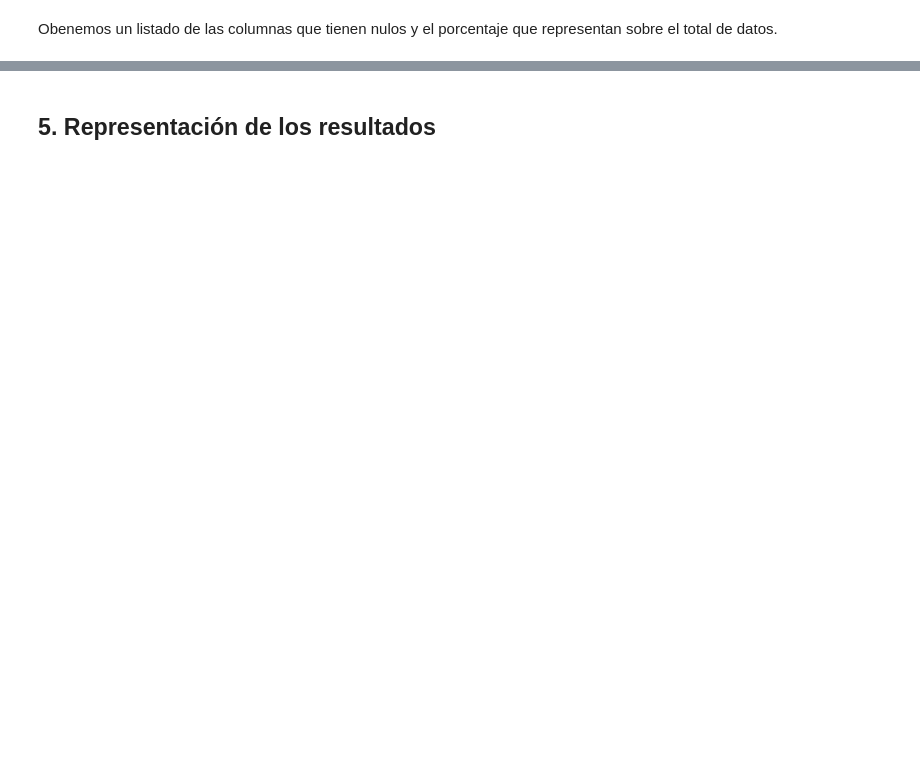
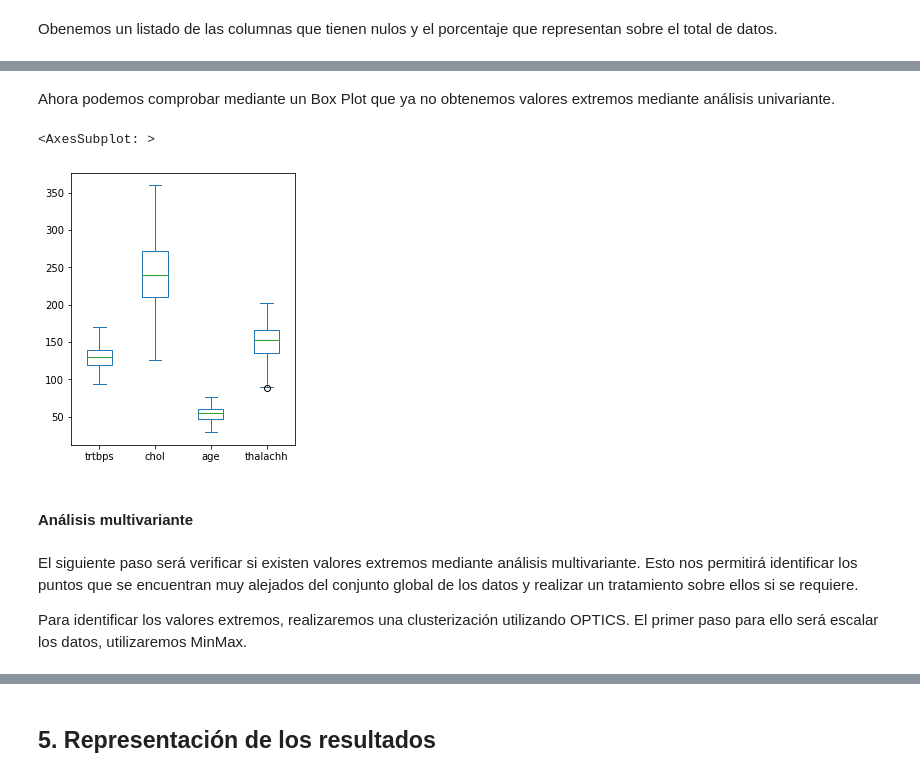
Before and after one commit to Carlos-Perez-Ha/PRA2, a Jupyter notebook: Heart_attack_analysis.ipynb, the cells around one changed output, grey strips where cells are left out. Saved outputs shown, nothing was run; the diff lists cells and outputs as text; code cells hidden in the pictures; blank space fills up the shorter version.

```diff
--- a/Heart_attack_analysis.ipynb
+++ b/Heart_attack_analysis.ipynb
@@ -370,0 +163,4 @@ En el histograma se aprecia una inclinación hacia la derecha.
+# %%
+for feature, stats in stats_boxplot:
+    for stat in stats["fliers"]:
+        df[feature].replace({stat: None}, inplace=True)
@@ -370,0 +169,8 @@ En el histograma se aprecia una inclinación hacia la derecha.
+# %%
+from sklearn.impute import KNNImputer
+
+imputer = KNNImputer(n_neighbors=5)
+df[features] = imputer.fit_transform(df[features])
+
+df[features] = pd.DataFrame(df, columns=df[features].columns)
+df.head()
@@ -370,0 +184,13 @@ En el histograma se aprecia una inclinación hacia la derecha.
+# %% [markdown]
+Ahora podemos comprobar mediante un Box Plot que ya no obtenemos valores extremos mediante análisis univariante.
+# %%
+df[features].plot.box(figsize=(4,5))
+# %% [output]
+<AxesSubplot: >
+[figure, added]
+# %% [markdown]
+#### Análisis multivariante
+# %% [markdown]
+El siguiente paso será verificar si existen valores extremos mediante análisis multivariante. Esto nos permitirá identificar los puntos que se encuentran muy alejados del conjunto global de los datos y realizar un tratamiento sobre ellos si se requiere.
+
+Para identificar los valores extremos, realizaremos una clusterización utilizando OPTICS. El primer paso para ello será escalar los datos, utilizaremos MinMax.
```
Also changed, not shown: parts of 158 cells of this notebook, 1 other file.
